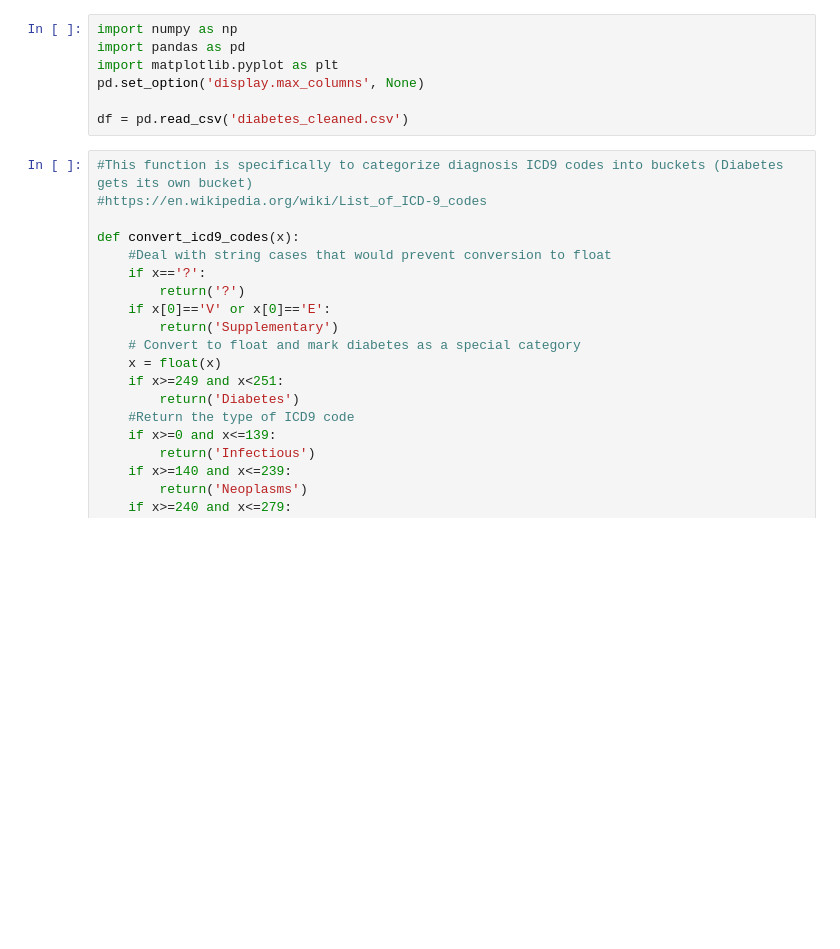
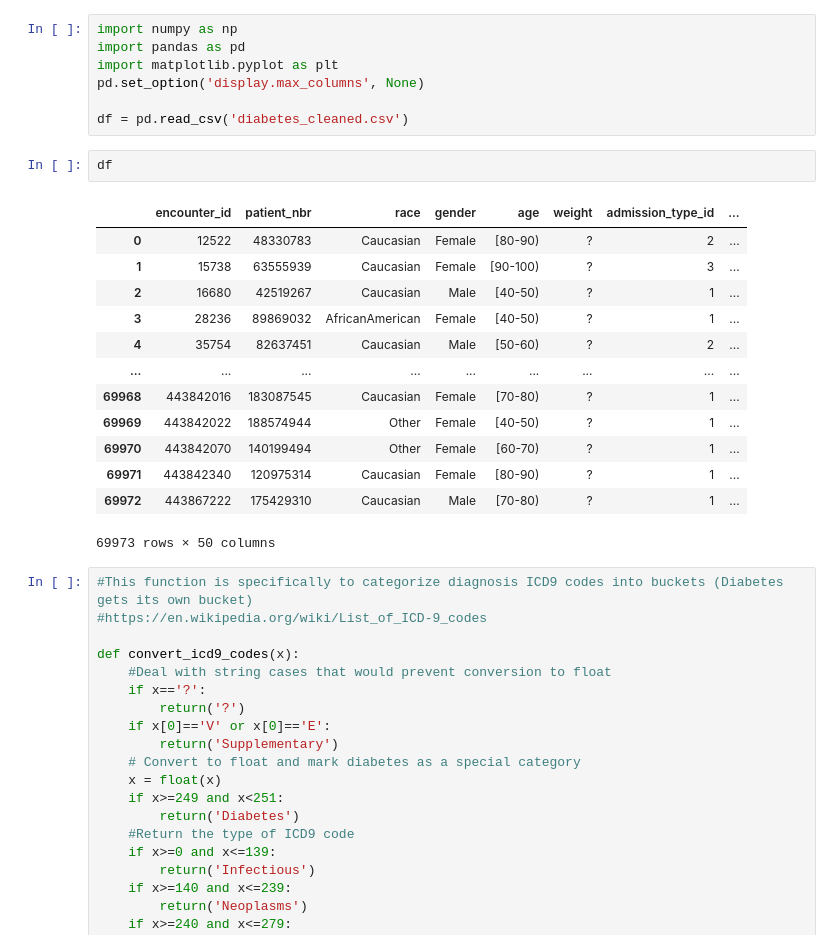
Before and after one commit to dynacao/HospitalReadmissions, a Jupyter notebook: Matt/Data to Numeric.ipynb, the cells around one changed output. Saved outputs shown, nothing was run; the diff lists cells and outputs as text; blank space fills up the shorter version.

```diff
--- a/Matt/Data to Numeric.ipynb
+++ b/Matt/Data to Numeric.ipynb
@@ -5,6 +5,22 @@ import matplotlib.pyplot as plt
 pd.set_option('display.max_columns', None)
 
 df = pd.read_csv('diabetes_cleaned.csv')
+# %%
+df
+# %% [output]
+|  | encounter_id | patient_nbr | race | gender | age | weight | admission_type_id | ... |
+| 0 | 12522 | 48330783 | Caucasian | Female | [80-90) | ? | 2 | ... |
+| 1 | 15738 | 63555939 | Caucasian | Female | [90-100) | ? | 3 | ... |
+| 2 | 16680 | 42519267 | Caucasian | Male | [40-50) | ? | 1 | ... |
+| 3 | 28236 | 89869032 | AfricanAmerican | Female | [40-50) | ? | 1 | ... |
+| 4 | 35754 | 82637451 | Caucasian | Male | [50-60) | ? | 2 | ... |
+| ... | ... | ... | ... | ... | ... | ... | ... | ... |
+| 69968 | 443842016 | 183087545 | Caucasian | Female | [70-80) | ? | 1 | ... |
+| 69969 | 443842022 | 188574944 | Other | Female | [40-50) | ? | 1 | ... |
+| 69970 | 443842070 | 140199494 | Other | Female | [60-70) | ? | 1 | ... |
+| 69971 | 443842340 | 120975314 | Caucasian | Female | [80-90) | ? | 1 | ... |
+| 69972 | 443867222 | 175429310 | Caucasian | Male | [70-80) | ? | 1 | ... |
+69973 rows × 50 columns
 # %%
 #This function is specifically to categorize diagnosis ICD9 codes into buckets (Diabetes gets its own bucket)
 #https://en.wikipedia.org/wiki/List_of_ICD-9_codes
```
Also changed, not shown: parts of 3 cells of this notebook, 2 other files.
